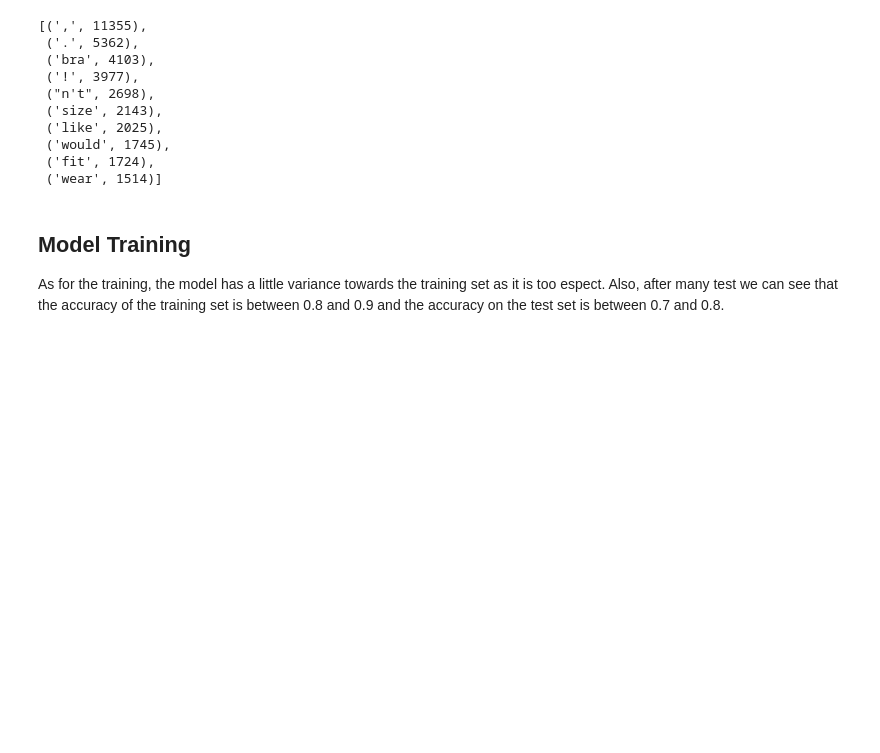
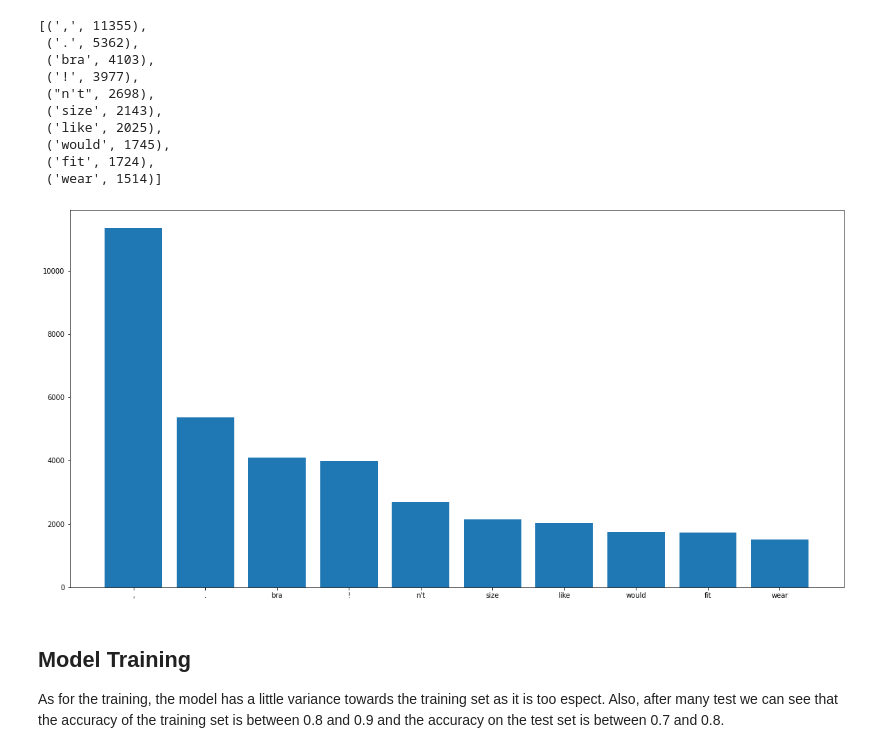
Before and after one commit to polmonroig/ratings_prediction, a Jupyter notebook: src/RatingsPrediction.ipynb, the cells around one changed output. Cells and saved outputs as stored; diff of their text form; code cells hidden in the pictures; blank space fills up the shorter version.

Commit message:
Add most common plot

```diff
--- a/src/RatingsPrediction.ipynb
+++ b/src/RatingsPrediction.ipynb
@@ -251,7 +250,8 @@ Counter({'need': 436,
 # %% [markdown]
 After combining all counters of each review we can see the 10 most common tokens in the dataset. Unfortunately the most common one is the *','* symbol with a very big frequency of 11355, bigger than the number of instances in the entire dataset. That means that the comma does not provide any useful information at all, even if we suppose that is a *useful* token grammatically speaking, it is extremely repeated to the point that it has lost its purpose. And we have not taken into account ','s that are a postfix of a word. A lot of the following words are similar such as the dot. And as we will see later on the exclamation mark is biased. All this points to one thing, we must improve the tokenizer.
 # %%
-all_counters.most_common(10)
+most_common = all_counters.most_common(10)
+most_common
 # %% [output]
 [(',', 11355),
  ('.', 5362),
@@ -263,6 +263,14 @@ all_counters.most_common(10)
  ('would', 1745),
  ('fit', 1724),
  ('wear', 1514)]
+# %%
+plt.figure(figsize=(20,10))
+plt.bar(range(len(most_common)), [value for key, value in most_common], align='center')
+plt.xticks(range(len(most_common)), [key for key, value in most_common])
+
+plt.show()
+# %% [output]
+[figure, added]
 # %% [markdown]
 ## Model Training
 As for the training, the model has a little variance towards the training set as it is too espect. Also, after many test we can see that the accuracy of the training set is between 0.8 and 0.9 and the accuracy on the test set is between 0.7 and 0.8.
```
Also changed, not shown: parts of 1 cell of this notebook.
